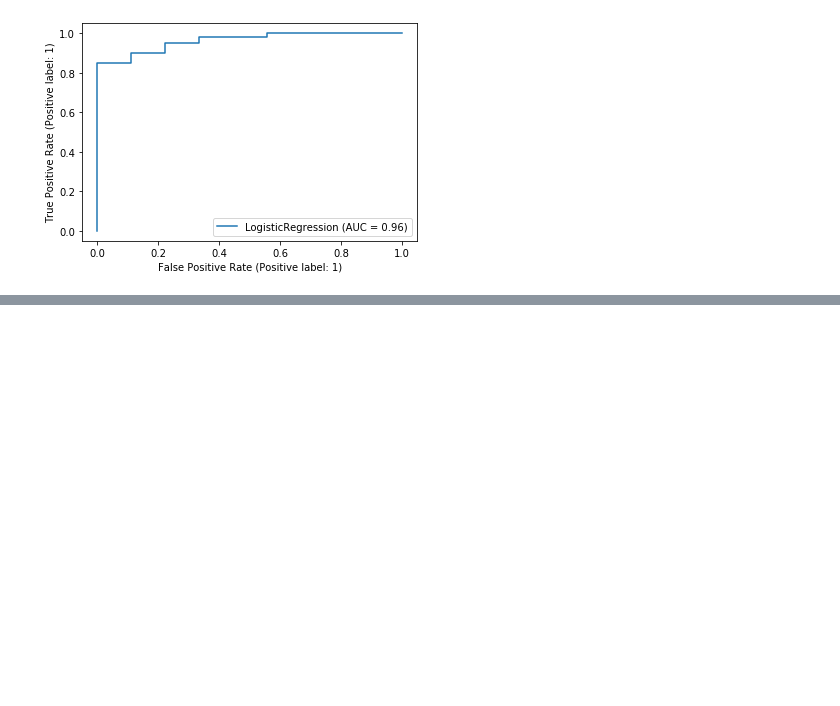
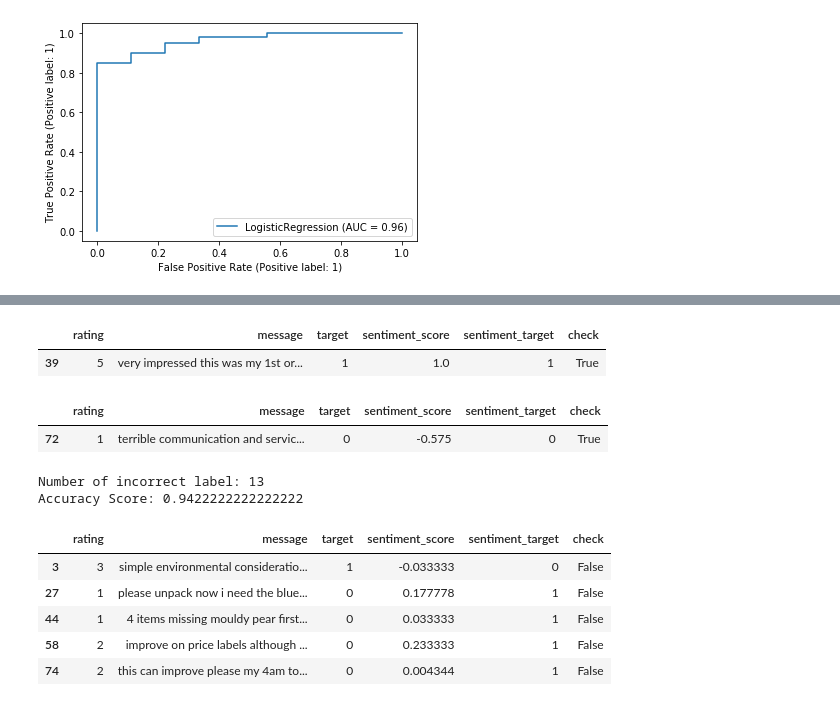
Before and after one commit to jimmyyenddk/DataScience, a Jupyter notebook: Review Data Analysis (NLP)/Review Analysis.ipynb, the cells around one changed output, grey strips where cells are left out. Saved outputs shown, nothing was run; the diff lists cells and outputs as text; code cells hidden in the pictures; blank space fills up the shorter version.

```diff
--- a/Review Data Analysis (NLP)/Review Analysis.ipynb
+++ b/Review Data Analysis (NLP)/Review Analysis.ipynb
@@ -314,0 +353,28 @@ Recall: 0.9076923076923077
+# %%
+highest_comment= tb_data[tb_data["sentiment_score"]==1]
+highest_comment
+# %% [output]
+|  | rating | message | target | sentiment_score | sentiment_target | check |
+| 39 | 5 | very impressed this was my 1st or... | 1 | 1.0 | 1 | True |
+# %%
+lowest_score = tb_data["sentiment_score"].min()
+lowest_comment= tb_data[tb_data["sentiment_score"]== lowest_score]
+lowest_comment
+# %% [output]
+|  | rating | message | target | sentiment_score | sentiment_target | check |
+| 72 | 1 | terrible communication and servic... | 0 | -0.575 | 0 | True |
+# %%
+check = tb_data[tb_data["check"]==False]
+accuracy = 1 - len(check.index)/len(tb_data.index)
+print (f"Number of incorrect label: {len(check.index)}")
+print (f"Accuracy Score: {accuracy}")
+check.head(5)
+# %% [output]
+Number of incorrect label: 13
+Accuracy Score: 0.9422222222222222
+|  | rating | message | target | sentiment_score | sentiment_target | check |
+| 3 | 3 | simple environmental consideratio... | 1 | -0.033333 | 0 | False |
+| 27 | 1 | please unpack now i need the blue... | 0 | 0.177778 | 1 | False |
+| 44 | 1 | 4 items missing mouldy pear first... | 0 | 0.033333 | 1 | False |
+| 58 | 2 | improve on price labels although ... | 0 | 0.233333 | 1 | False |
+| 74 | 2 | this can improve please my 4am to... | 0 | 0.004344 | 1 | False |
```
Also changed, not shown: parts of 10 cells of this notebook, 1 other file.
